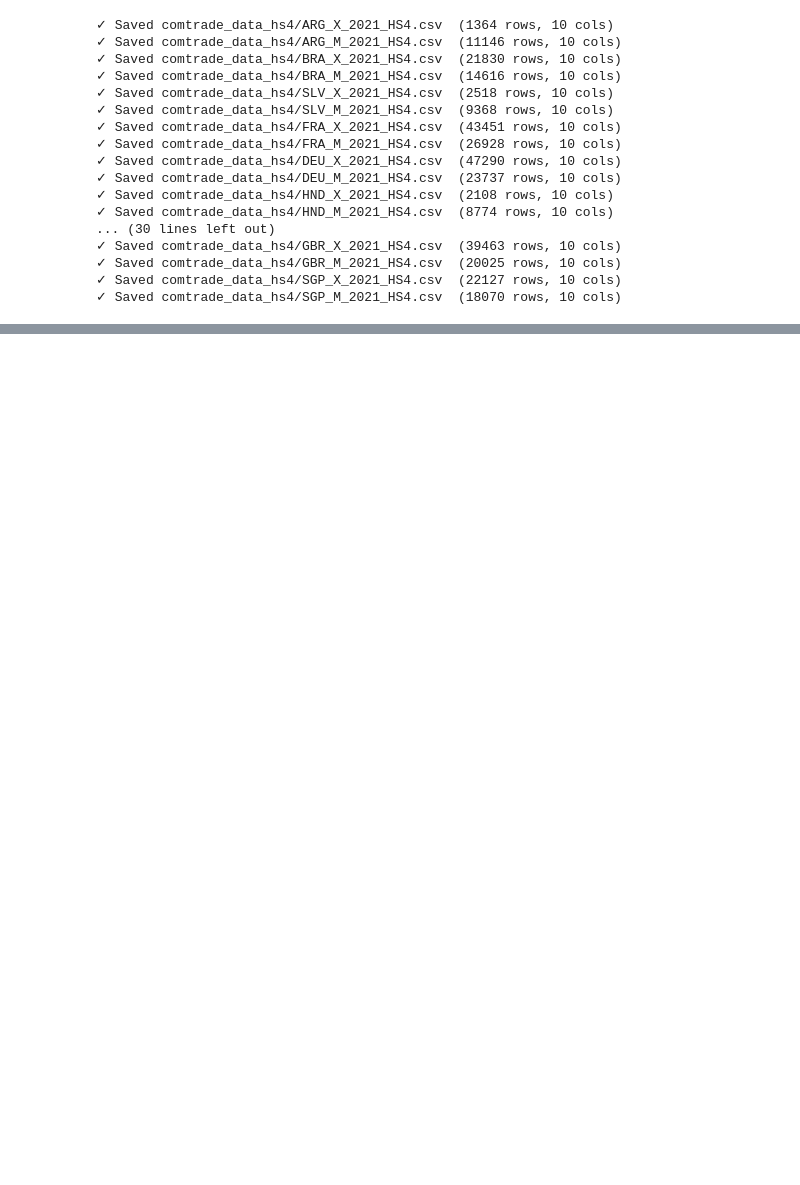
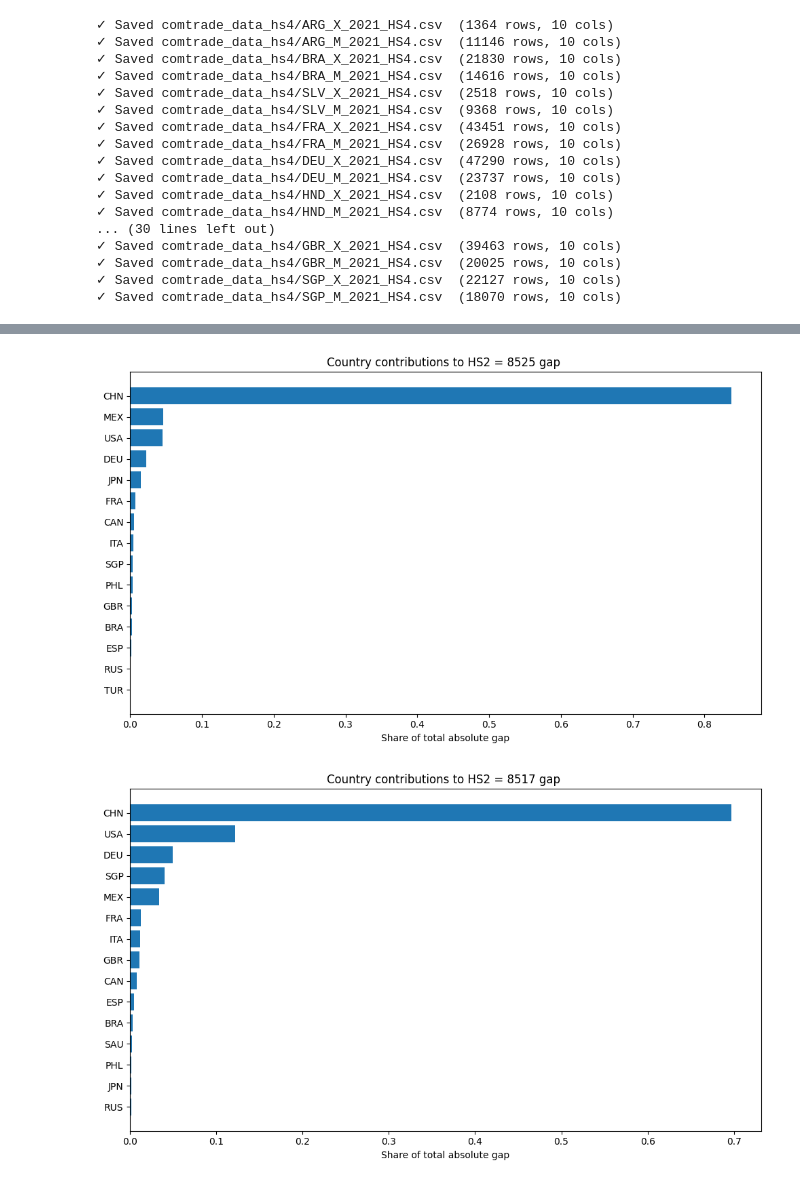
Before and after one commit to DavidAFG/Trade_Bid, a Jupyter notebook: four_dig_code.ipynb, the cells around one changed output, grey strips where cells are left out. Drawn from its saved outputs; the diff is of its cells as text; code cells hidden in the pictures; blank space fills up the shorter version.

```diff
--- a/four_dig_code.ipynb
+++ b/four_dig_code.ipynb
@@ -283,0 +627,24 @@ Processing 2009...
+# %%
+# Ensure numeric
+df = CEPII_X_joined.copy()
+df["cepii_value"] = pd.to_numeric(df["cepii_value"], errors="coerce")
+df["comtrade_value"] = pd.to_numeric(df["comtrade_value"], errors="coerce")
+
+# Aggregate by 2-digit code
+sector_cmp = (
+    df.groupby("item4", as_index=False)
+      .agg(
+          cepii_total=("cepii_value", "sum"),
+          comtrade_total=("comtrade_value", "sum"),
+          n_obs=("cepii_value", "size")
+      )
+)
+
+# Gaps
+sector_cmp["abs_gap"] = sector_cmp["cepii_total"] - sector_cmp["comtrade_total"]
+sector_cmp["rel_gap"] = sector_cmp["abs_gap"] / sector_cmp["cepii_total"]
+
+# Sort by largest absolute gap
+sector_cmp = sector_cmp.sort_values("rel_gap", ascending=False)
+
+sector_cmp.head(10)
@@ -283,0 +874,15 @@ Processing 2009...
+# %%
+g_8525 = country_gap_contributions(df_X_cmp, item_code="8525")
+plot_country_contributions(g_8525, item_code="8525")
+
+g_8517 = country_gap_contributions(df_X_cmp, item_code="8517")
+plot_country_contributions(g_8517, item_code="8517")
+
+g_9010 = country_gap_contributions(df_X_cmp, item_code="9010")
+plot_country_contributions(g_9010, item_code="9010")
+
+g_9109 = country_gap_contributions(df_X_cmp, item_code="9109")
+plot_country_contributions(g_9109, item_code="9109")
+# %% [output]
+[figure, added]
+[figure, added]
```
Also changed, not shown: parts of 31 cells of this notebook, 9 other files.
